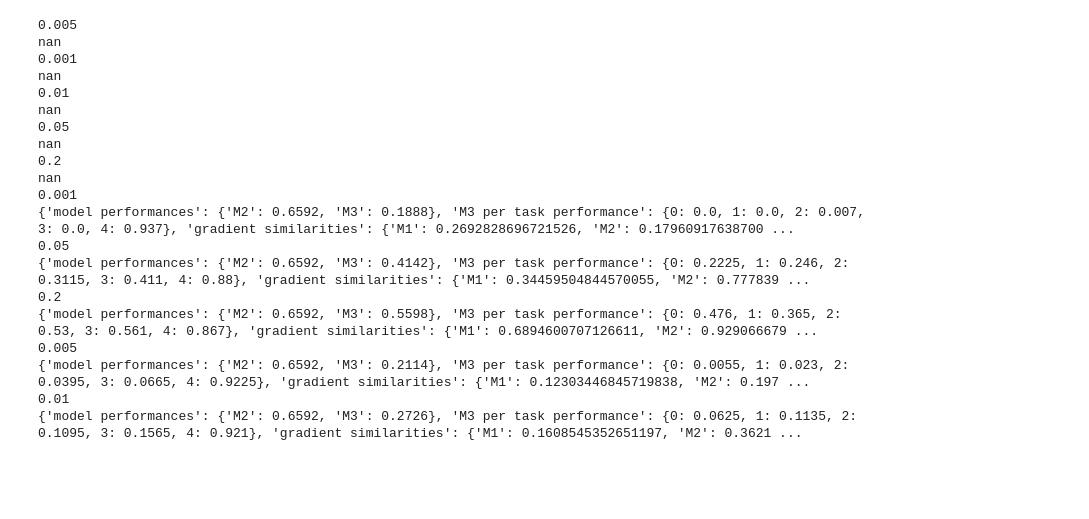
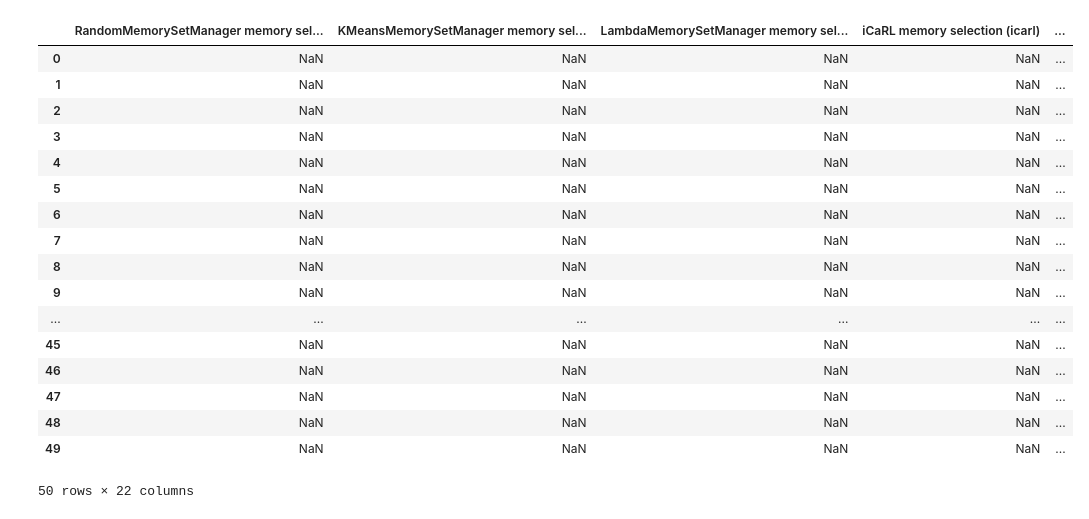
Before and after one commit to ewang26/continual-learning, a Jupyter notebook: plots.ipynb, the cells around one changed output. Drawn from its saved outputs; the diff is of its cells as text; code cells hidden in the pictures; blank space fills up the shorter version.

```diff
--- a/plots.ipynb
+++ b/plots.ipynb
@@ -64,29 +62,34 @@ results
 # %%
-for i in range(0, len(results)):
-    row = results.iloc[i]
-    print(row['p'])
-    print(row['RandomMemorySetManager'])
+# for i in range(0, len(results)):
+#     row = results.iloc[i]
+#     print(row['p'])
+#     print(row['RandomMemorySetManager'])
+    # print(row['RandomMemorySetManager memory selection'])
+
+
+for param, values in params.items():
+    results = results[results[param].isin(values)]
+results = results.reset_index(drop=True)
+results
 # %% [output]
+|  | RandomMemorySetManager memory sel... | KMeansMemorySetManager memory sel... | LambdaMemorySetManager memory sel... | iCaRL memory selection (icarl) | ... |
+| 0 | NaN | NaN | NaN | NaN | ... |
+| 1 | NaN | NaN | NaN | NaN | ... |
+| 2 | NaN | NaN | NaN | NaN | ... |
+| 3 | NaN | NaN | NaN | NaN | ... |
+| 4 | NaN | NaN | NaN | NaN | ... |
+| 5 | NaN | NaN | NaN | NaN | ... |
+| 6 | NaN | NaN | NaN | NaN | ... |
+| 7 | NaN | NaN | NaN | NaN | ... |
+| 8 | NaN | NaN | NaN | NaN | ... |
+| 9 | NaN | NaN | NaN | NaN | ... |
+| ... | ... | ... | ... | ... | ... |
+| 45 | NaN | NaN | NaN | NaN | ... |
+| 46 | NaN | NaN | NaN | NaN | ... |
+| 47 | NaN | NaN | NaN | NaN | ... |
+| 48 | NaN | NaN | NaN | NaN | ... |
+| 49 | NaN | NaN | NaN | NaN | ... |
-0.005
-nan
-0.001
-nan
-0.01
-nan
-0.05
-nan
-0.2
-nan
-0.001
-{'model performances': {'M2': 0.6592, 'M3': 0.1888}, 'M3 per task performance': {0: 0.0, 1: 0.0, 2: 0.007, 3: 0.0, 4: 0.937}, 'gradient similarities': {'M1': 0.2692828696721526, 'M2': 0.17960917638700 ...
-0.05
-{'model performances': {'M2': 0.6592, 'M3': 0.4142}, 'M3 per task performance': {0: 0.2225, 1: 0.246, 2: 0.3115, 3: 0.411, 4: 0.88}, 'gradient similarities': {'M1': 0.34459504844570055, 'M2': 0.777839 ...
-0.2
-{'model performances': {'M2': 0.6592, 'M3': 0.5598}, 'M3 per task performance': {0: 0.476, 1: 0.365, 2: 0.53, 3: 0.561, 4: 0.867}, 'gradient similarities': {'M1': 0.6894600707126611, 'M2': 0.929066679 ...
-0.005
-{'model performances': {'M2': 0.6592, 'M3': 0.2114}, 'M3 per task performance': {0: 0.0055, 1: 0.023, 2: 0.0395, 3: 0.0665, 4: 0.9225}, 'gradient similarities': {'M1': 0.12303446845719838, 'M2': 0.197 ...
-0.01
-{'model performances': {'M2': 0.6592, 'M3': 0.2726}, 'M3 per task performance': {0: 0.0625, 1: 0.1135, 2: 0.1095, 3: 0.1565, 4: 0.921}, 'gradient similarities': {'M1': 0.1608545352651197, 'M2': 0.3621 ...
+50 rows × 22 columns
 # %%
 
 def get_metric(df, p_val, method, metric):
```
Also changed, not shown: parts of 7 cells of this notebook, 3 other files.
